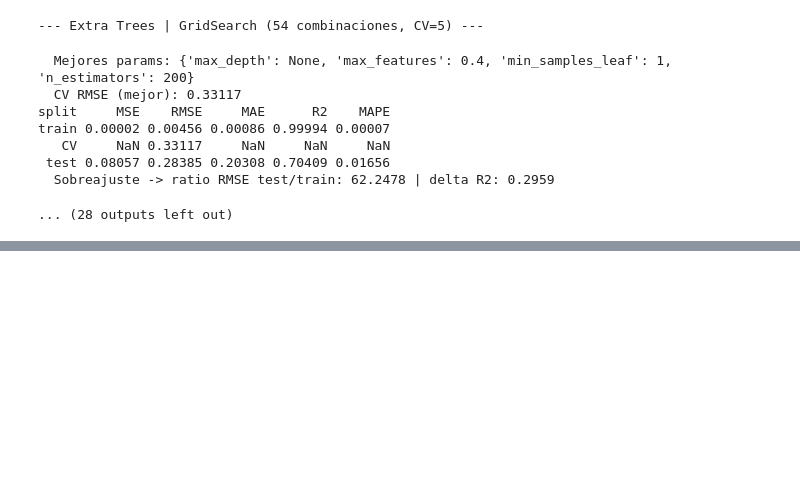
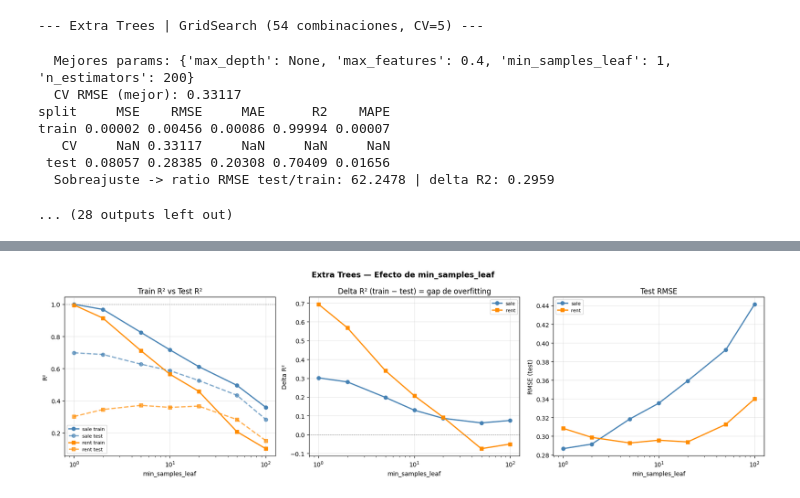
Before and after one commit to sitomachu/bezanillasl, a Jupyter notebook: notebooks/05_ML/52_random_forest_3.ipynb, the cells around one changed output, grey strips where cells are left out. Drawn from its saved outputs; the diff is of its cells as text; code cells hidden in the pictures; blank space fills up the shorter version.

```diff
--- a/notebooks/05_ML/52_random_forest_3.ipynb
+++ b/notebooks/05_ML/52_random_forest_3.ipynb
@@ -675,0 +709,84 @@ train 0.00002 0.00456 0.00086 0.99994 0.00007
+# %%
+leaf_values = [1, 2, 5, 10, 20, 50, 100]
+n_estimators_fixed = 200
+
+leaf_sweep_rows = []
+
+for dataset_name, dataset_path in DATASETS.items():
+    df = pd.read_csv(dataset_path)
+    df = df[df[TARGET_COL].notna()].copy()
+    df, final_muni_cols = collapse_rare_municipios(df, MUNICIPIO_FEATURES, MIN_OBS_MUNICIPIO)
+    all_feature_cols = BASE_FEATURES + final_muni_cols
+    X = prepare_X(df, all_feature_cols)
+    y = df[TARGET_COL].values
+    X_train, X_test, y_train, y_test = train_test_split(
+        X, y, test_size=TEST_SIZE, random_state=RANDOM_STATE
+    )
+
+    for leaf in leaf_values:
+        et = ExtraTreesRegressor(
+            n_estimators=n_estimators_fixed,
+            min_samples_leaf=leaf,
+            max_depth=None,
+            random_state=RANDOM_STATE,
+            n_jobs=-1,
+        )
+        et.fit(X_train, y_train)
+        r2_train = r2_score(y_train, et.predict(X_train))
+        r2_test  = r2_score(y_test,  et.predict(X_test))
+        rmse_test = np.sqrt(mean_squared_error(y_test, et.predict(X_test)))
+        leaf_sweep_rows.append({
+            "dataset":        dataset_name,
+            "min_samples_leaf": leaf,
+            "train_R2":       round(r2_train, 5),
+            "test_R2":        round(r2_test,  5),
+            "delta_R2":       round(r2_train - r2_test, 5),
+            "test_RMSE":      round(rmse_test, 5),
+        })
+
+leaf_df = pd.DataFrame(leaf_sweep_rows)
+print("Barrido min_samples_leaf — Extra Trees (n_estimators=200, max_depth=None)")
+print(leaf_df.to_string(index=False))
+
+# ── Gráfico ────────────────────────────────────────────────────────────────────
+fig, axes = plt.subplots(1, 3, figsize=(17, 5))
+fig.suptitle("Extra Trees — Efecto de min_samples_leaf", fontsize=13, fontweight="bold")
+
+for ds, color, marker in [("sale", "steelblue", "o"), ("rent", "darkorange", "s")]:
+    sub = leaf_df[leaf_df["dataset"] == ds]
+
+    axes[0].plot(sub["min_samples_leaf"], sub["train_R2"], color=color, marker=marker,
+                 label=f"{ds} train", linewidth=2)
+    axes[0].plot(sub["min_samples_leaf"], sub["test_R2"], color=color, marker=marker,
+                 linestyle="--", label=f"{ds} test", linewidth=2, alpha=0.7)
+
+    axes[1].plot(sub["min_samples_leaf"], sub["delta_R2"], color=color, marker=marker,
+                 label=ds, linewidth=2)
+
+    axes[2].plot(sub["min_samples_leaf"], sub["test_RMSE"], color=color, marker=marker,
+                 label=ds, linewidth=2)
+
+axes[0].set_title("Train R² vs Test R²")
+axes[0].set_xlabel("min_samples_leaf")
+axes[0].set_ylabel("R²")
+axes[0].axhline(1.0, color="gray", linestyle=":", linewidth=1)
+axes[0].legend(fontsize=8)
+
+axes[1].set_title("Delta R² (train − test) = gap de overfitting")
+axes[1].set_xlabel("min_samples_leaf")
+axes[1].set_ylabel("Delta R²")
+axes[1].axhline(0, color="gray", linestyle=":", linewidth=1)
+axes[1].legend(fontsize=8)
+
+axes[2].set_title("Test RMSE")
+axes[2].set_xlabel("min_samples_leaf")
+axes[2].set_ylabel("RMSE (test)")
+axes[2].legend(fontsize=8)
+
+for ax in axes:
+    ax.set_xscale("log")
+    ax.grid(True, alpha=0.3)
+
+plt.tight_layout()
+plt.show()
+# %% [output]
@@ -675,0 +810 @@ train 0.00002 0.00456 0.00086 0.99994 0.00007
+[figure, added]
```
Also changed, not shown: parts of 10 cells of this notebook.
